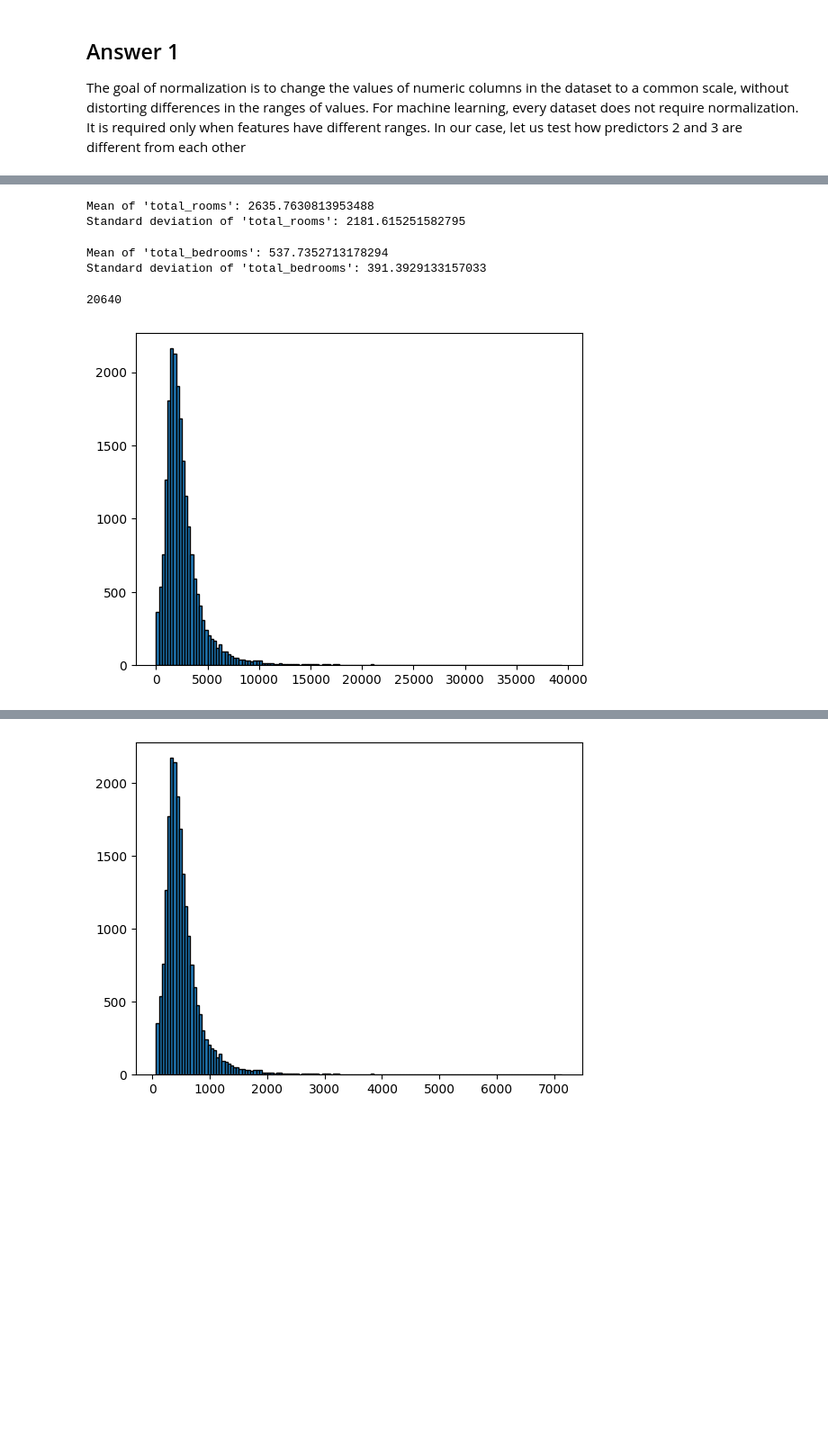
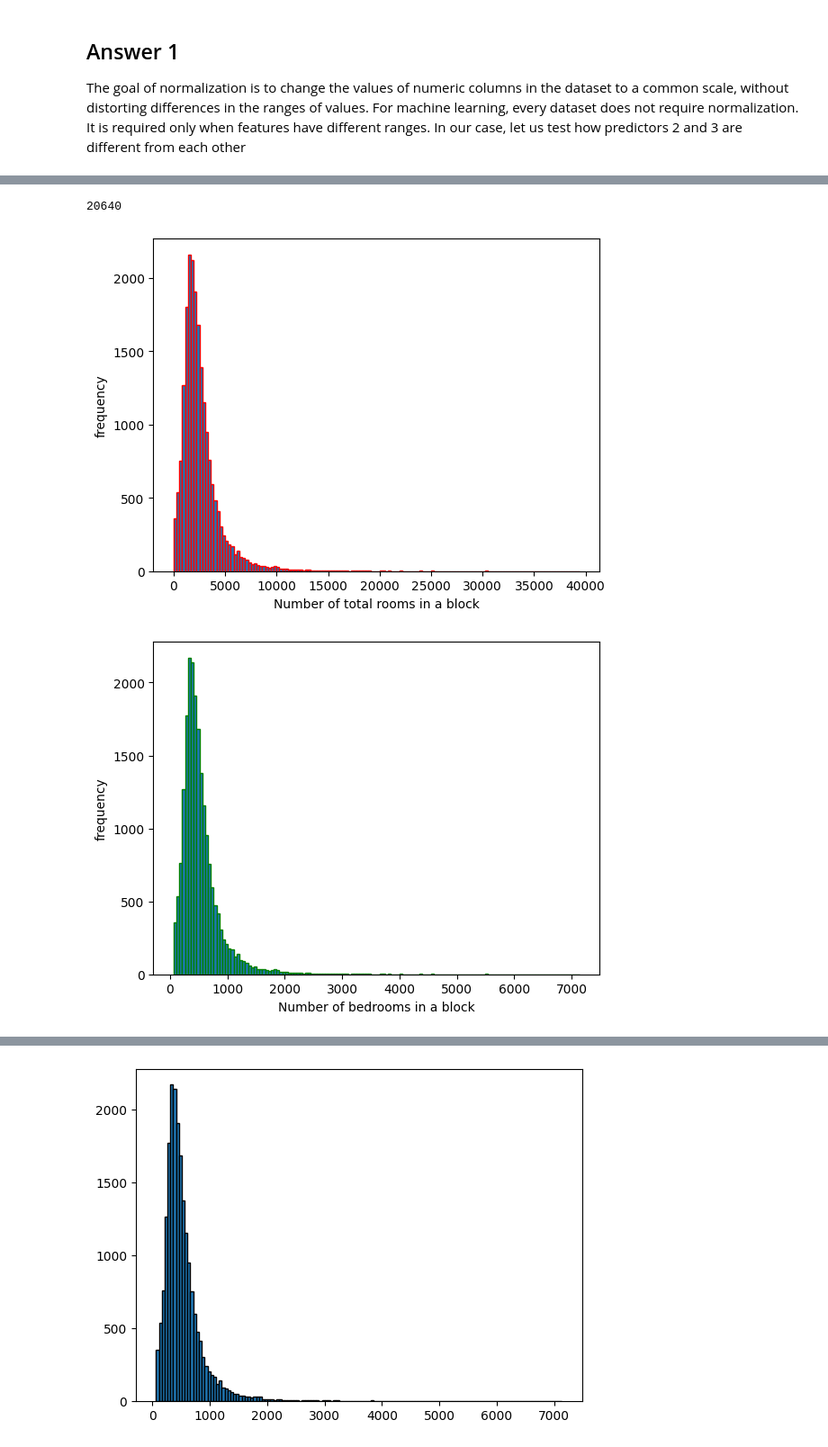
Before and after one commit to whykay-01/machine-learning, a Jupyter notebook: homeworks/hwk1/hwk1.ipynb, the cells around one changed output, grey strips where cells are left out. Shown at 90% size. Saved outputs shown, nothing was run; the diff lists cells and outputs as text; code cells hidden in the pictures; blank space fills up the shorter version.

```diff
--- a/homeworks/hwk1/hwk1.ipynb
+++ b/homeworks/hwk1/hwk1.ipynb
@@ -76,23 +98,10 @@ total_bedrooms_std = df[total_bedrooms].std()
-# %%
-print(f"Mean of '{total_rooms}': {total_rooms_mean}")
-print(f"Standard deviation of '{total_rooms}': {total_rooms_std}")
-# %% [output]
-Mean of 'total_rooms': 2635.7630813953488
-Standard deviation of 'total_rooms': 2181.615251582795
-# %%
-print(f"Mean of '{total_bedrooms}': {total_bedrooms_mean}")
-print(f"Standard deviation of '{total_bedrooms}': {total_bedrooms_std}")
-# %% [output]
-Mean of 'total_bedrooms': 537.7352713178294
-Standard deviation of 'total_bedrooms': 391.3929133157033
 # %%
 data_size = df.shape[0]
+data_size
+# %% [output]
+20640
-# %%
-data_size
-# %% [output]
-20640
 # %%
-def plot_freq_dist(data: pd.DataFrame):
+def plot_freq_dist(data, color: str, name_of_room_type: str = "N/A"):
     """
     data: 1d dataframe to plot on the graph
     """
@@ -100,15 +109,16 @@ def plot_freq_dist(data: pd.DataFrame):
     # Let's use the Scott's rule for choosing the right bin width
     w = 3.49 * np.std(data)/data_size**(1./3)
 
-    # color of the histogram
-    color = 'black'
-
     # define bins with accordance to the appropriate size
     bins = np.arange(data.min().item(), data.max().item() + w, w, dtype=float)
 
-    plot = plt.hist(data, edgecolor=color, bins=bins)
-    return plot
+    plt.hist(data, edgecolor=color, bins=bins)
+    plt.xlabel("Number of {} in a block".format(name_of_room_type))  # Set x-axis label
+    plt.ylabel("frequency")     # Set y-axis label
+    plt.show()  # Show the plot
 # %%
-total_rooms_plot = plot_freq_dist(df[total_rooms])
+total_rooms_plot = plot_freq_dist(df[total_rooms], color = "red", name_of_room_type="total rooms")
+total_bedrooms_plot = plot_freq_dist(df[total_bedrooms], color = "green", name_of_room_type = "bedrooms")
 # %% [output]
-[figure, old version]
+[figure, new version]
+[figure, added]
```
Also changed, not shown: parts of 13 cells of this notebook.
